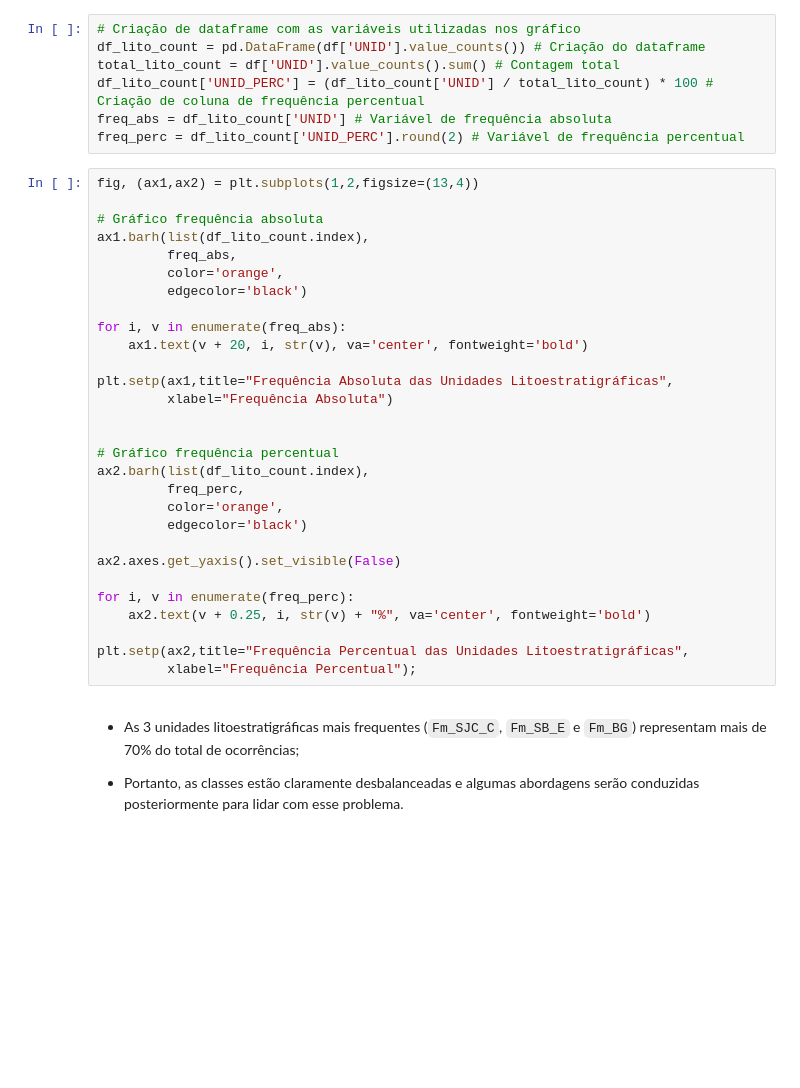
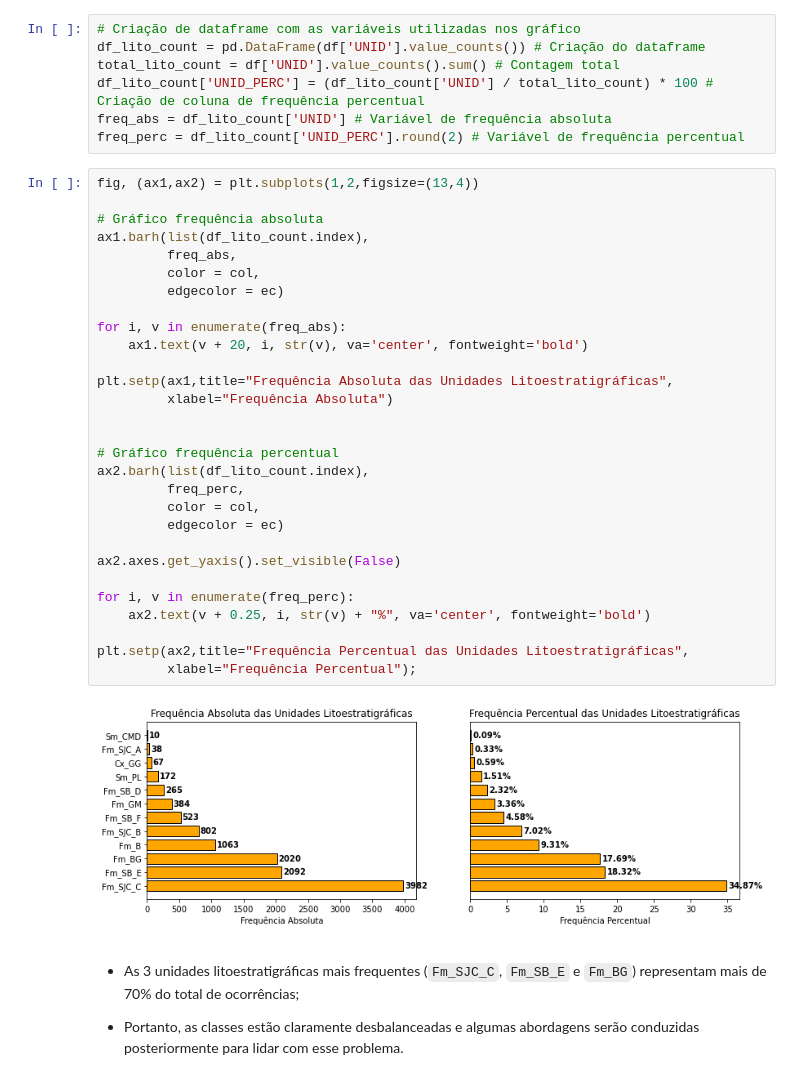
Before and after one commit to fnaghetini/Mapa-Preditivo, a Jupyter notebook: notebook.ipynb, the cells around one changed output. Drawn from its saved outputs; the diff is of its cells as text; blank space fills up the shorter version.

```diff
--- a/notebook.ipynb
+++ b/notebook.ipynb
@@ -345,32 +413,34 @@ freq_perc = df_lito_count['UNID_PERC'].round(2) # Variável de frequência perce
 # %%
 fig, (ax1,ax2) = plt.subplots(1,2,figsize=(13,4))
 
 # Gráfico frequência absoluta
 ax1.barh(list(df_lito_count.index),
          freq_abs,
-         color='orange',
-         edgecolor='black')
+         color = col,
+         edgecolor = ec)
 
 for i, v in enumerate(freq_abs):
     ax1.text(v + 20, i, str(v), va='center', fontweight='bold')
 
 plt.setp(ax1,title="Frequência Absoluta das Unidades Litoestratigráficas",
          xlabel="Frequência Absoluta")
 
 
 # Gráfico frequência percentual
 ax2.barh(list(df_lito_count.index),
          freq_perc,
-         color='orange',
-         edgecolor='black')
+         color = col,
+         edgecolor = ec)
 
 ax2.axes.get_yaxis().set_visible(False)
 
 for i, v in enumerate(freq_perc):
     ax2.text(v + 0.25, i, str(v) + "%", va='center', fontweight='bold')
 
 plt.setp(ax2,title="Frequência Percentual das Unidades Litoestratigráficas",
          xlabel="Frequência Percentual");
+# %% [output]
+[figure, added]
 # %% [markdown]
 - As 3 unidades litoestratigráficas mais frequentes (`Fm_SJC_C`, `Fm_SB_E` e `Fm_BG`) representam mais de 70% do total de ocorrências;
 
```
Also changed, not shown: parts of 41 cells of this notebook.
